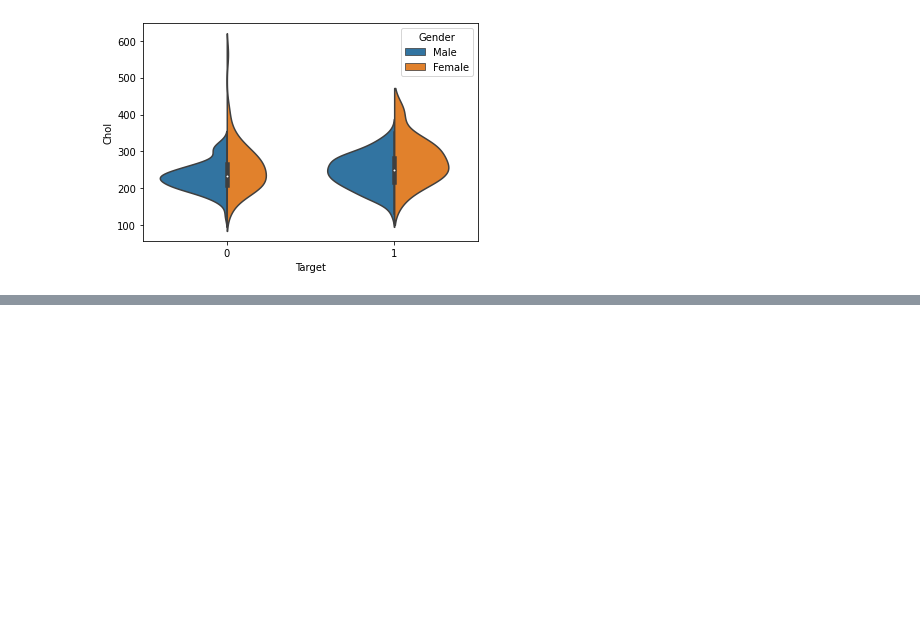
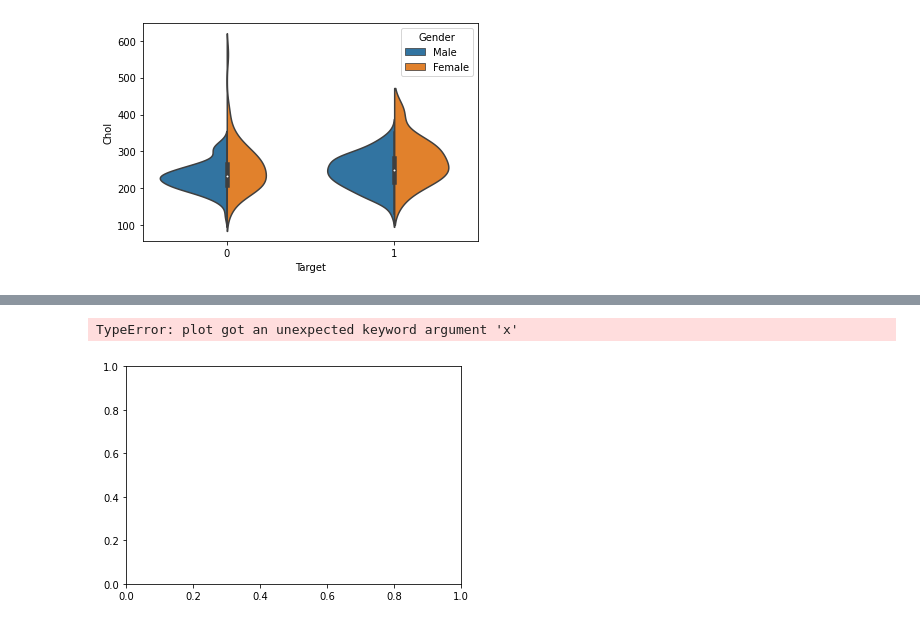
Before and after one commit to ankush-vem/Heart-Attack-Prediction, a Jupyter notebook: Code/heart.ipynb, the cells around one changed output, grey strips where cells are left out. Drawn from its saved outputs; the diff is of its cells as text; code cells hidden in the pictures; blank space fills up the shorter version.

Commit message:
Chol plots

```diff
--- a/Code/heart.ipynb
+++ b/Code/heart.ipynb
@@ -187,0 +210,6 @@ sns.violinplot(x="Target", y="Chol", hue="Gender",
+# %%
+plt.plot(x="Age", y="Chol", data=df,
+         color='r', lw=2)
+# %% [output]
+TypeError: plot got an unexpected keyword argument 'x'
+[figure, added]
```
Also changed, not shown: parts of 2 cells of this notebook.
